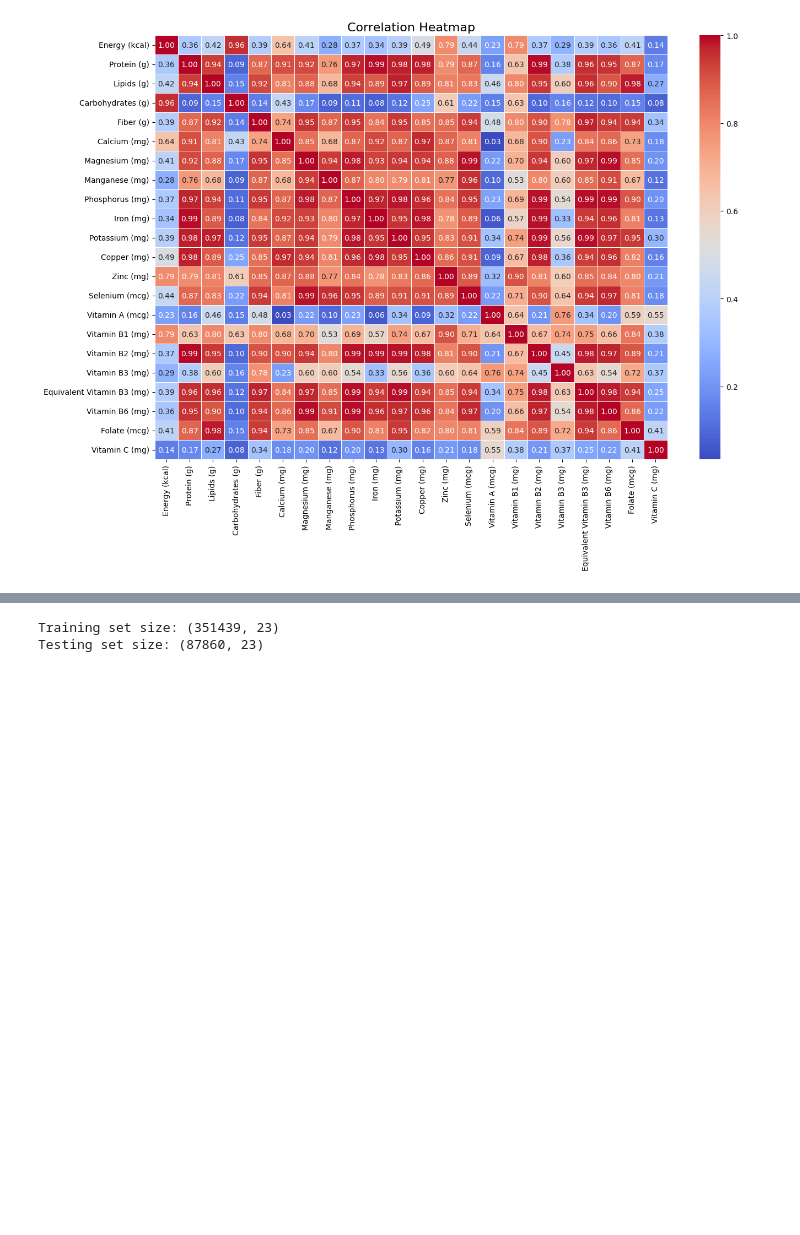
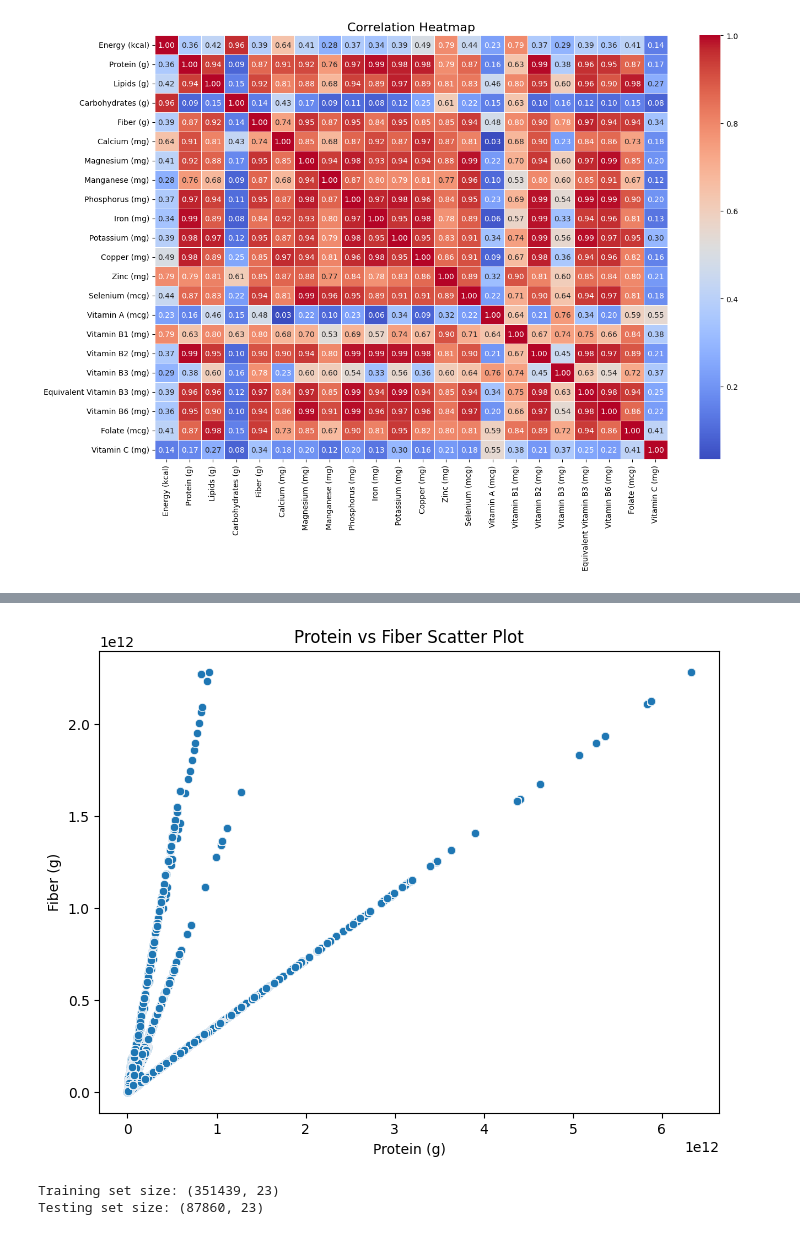
Before and after one commit to XavierRolex/Food-Classification-Model, a Jupyter notebook: Food_Classification_Model.ipynb, the cells around one changed output, grey strips where cells are left out. Cells and saved outputs as stored; diff of their text form; code cells hidden in the pictures; blank space fills up the shorter version.

Commit message:
Updated Scatter Plot Code

```diff
--- a/Food_Classification_Model.ipynb
+++ b/Food_Classification_Model.ipynb
@@ -320,3 +310,16 @@ plt.show()
+# %%
+import seaborn as sns
+import matplotlib.pyplot as plt
+
+plt.figure(figsize=(8, 6))
+sns.scatterplot(data=df, x="Protein (g)", y="Fiber (g)")
+
+plt.title("Protein vs Fiber Scatter Plot")
+plt.xlabel("Protein (g)")
+plt.ylabel("Fiber (g)")
+plt.show()
+# %% [output]
+[figure, added]
 # %%
 #Model Training and Evaluation
 
```
Also changed, not shown: parts of 2 cells of this notebook.
